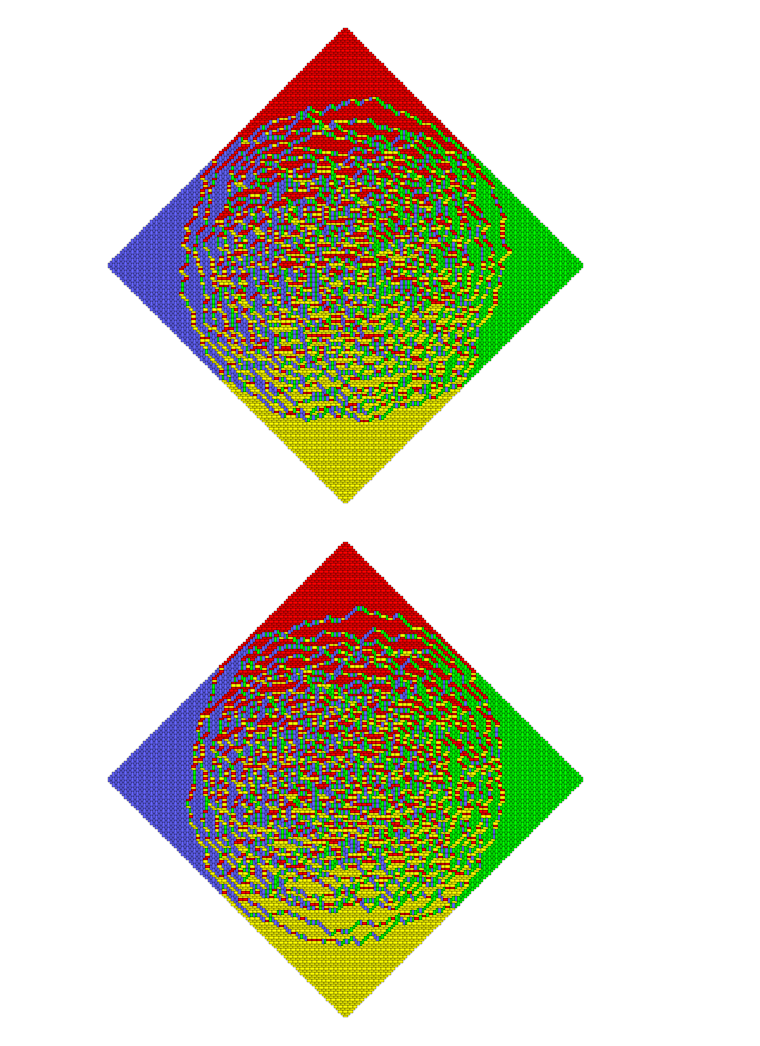
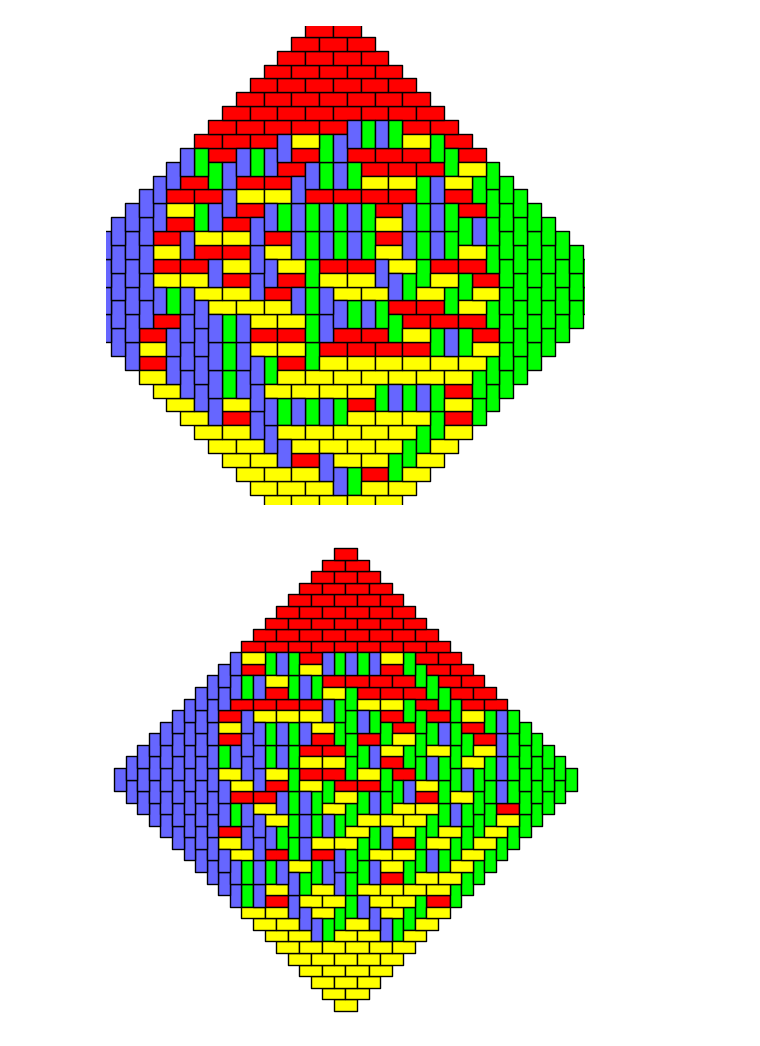
Before and after one commit to MaxvanHorssen/random-tilings, a Jupyter notebook: Dev GUI.ipynb, the cells around one changed output. Cells and saved outputs as stored; diff of their text form; code cells hidden in the pictures.

```diff
--- a/Dev GUI.ipynb
+++ b/Dev GUI.ipynb
@@ -15,9 +15,9 @@ class CustomToolbar(NavigationToolbar2Tk):
 
 
 def compute_figure():
-    n = 100
+    n = 20
     w = np.array([[1]])
-    fig = draw_aztec(n, w, show_figure=False, dpi=100,edge=20/n)
+    fig = draw_aztec(n, w, show_figure=False, dpi=100,edge=1)
     return fig
 
 
@@ -87,32 +87,32 @@ def show_figure_in_main_window(fig):
     if current_toolbar is not None:
         current_toolbar.destroy()
         current_toolbar = None
 
     current_canvas = FigureCanvasTkAgg(fig, master=plot_frame)
     current_canvas.draw()
 
     current_toolbar = CustomToolbar(current_canvas, plot_frame)
     current_toolbar.update()
 
     # Activate pan/move mode by default
     current_toolbar.pan()
 
     current_toolbar.pack(side=tk.TOP, fill=tk.X)
     current_canvas.get_tk_widget().pack(side=tk.TOP, fill=tk.BOTH, expand=True)
 
     for ax in fig.axes:
         add_scroll_zoom(current_canvas, ax)
 
 
 def on_click():
     fig = compute_figure()
     show_figure_in_main_window(fig)
 
 
 button = tk.Button(top_frame, text="Show plot", command=on_click)
 button.pack(side=tk.LEFT, padx=5, pady=5)
 
 root.mainloop()
 # %% [output]
-[figure, old version]
+[figure, new version]
-[figure, old version]
+[figure, new version]
```
Also changed, not shown: parts of 1 cell of this notebook, 4 other files.
